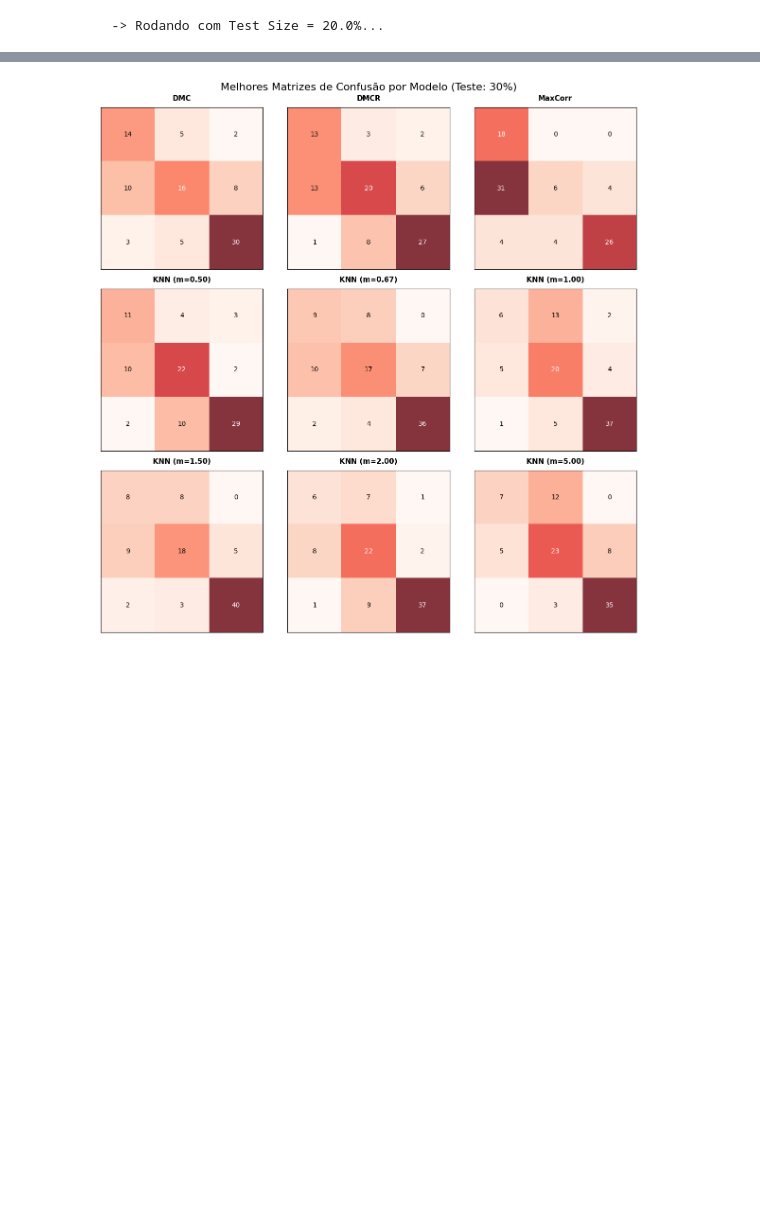
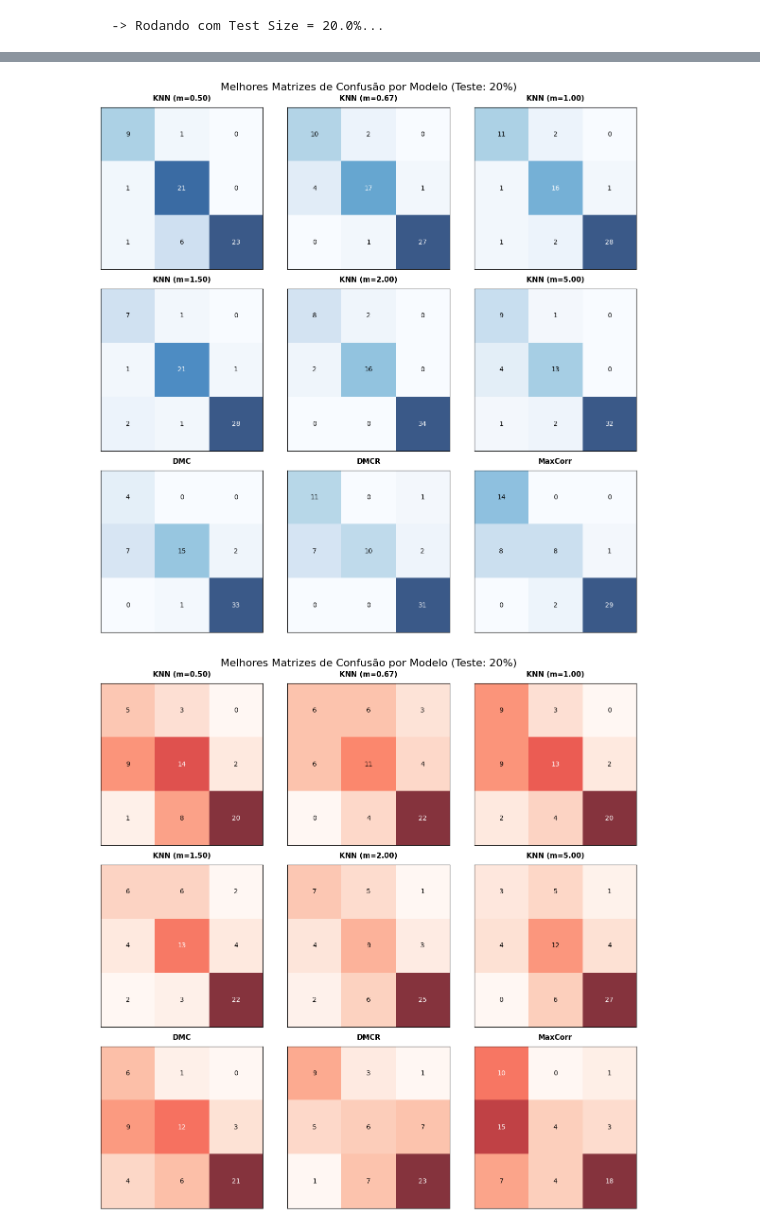
Before and after one commit to LuisFelipeCSouza/reconhecimento-de-padroes, a Jupyter notebook: trabalho-1/main_2.ipynb, the cells around one changed output, grey strips where cells are left out. Drawn from its saved outputs; the diff is of its cells as text; code cells hidden in the pictures; blank space fills up the shorter version.

```diff
--- a/trabalho-1/main_2.ipynb
+++ b/trabalho-1/main_2.ipynb
@@ -16,3 +17,6 @@ import matplotlib.pyplot as plt
+# %%
+BASE = Path("..").resolve()
+graficos = BASE / "trabalho-1" / "graficos"
 # %%
 class KNN:
     def __init__(self, k=1, m=2):
@@ -366,6 +372,6 @@ def plotar_tempos_condensados(resultados_por_modelo, test_size_foco=0.3):
     plt.show()
 # %%
-def plotar_grid_matrizes(resultados_por_modelo, test_size_foco=0.3, tipe='melhor_cm'):
+def plotar_grid_matrizes(resultados_por_modelo, test_size_foco=0.3, tipo='melhor_cm'):
     """
     Cria um grid 3x3 com as matrizes de confusão da melhor rodada de cada modelo.
     """
@@ -380,10 +386,10 @@ def plotar_grid_matrizes(resultados_por_modelo, test_size_foco=0.3, tipe='melhor
 
         ax = axes[i]
         res_foco = next(r for r in resultados_por_modelo[nome] if r['test_size'] == test_size_foco)
-        cm = res_foco[tipe]
+        cm = res_foco[tipo]
 
         # Plota o heatmap da matriz
-        if tipe == 'melhor_cm':
+        if tipo == 'melhor_cm':
             cmap = 'Blues'
         else:
             cmap = 'Reds'
@@ -404,4 +410,5 @@ def plotar_grid_matrizes(resultados_por_modelo, test_size_foco=0.3, tipe='melhor
     fig.suptitle(f'Melhores Matrizes de Confusão por Modelo (Teste: {int(test_size_foco*100)}%)',
                  fontsize=16, y=0.98)
     plt.tight_layout()
+    plt.savefig(graficos / f"{tipo}_{('').join(str(test_size_foco).split('.'))}.pdf")
     plt.show()
@@ -625,4 +678,6 @@ plotar_tempos_condensados(resultados_por_modelo, test_size_foco=0.2)
 # %%
-plotar_grid_matrizes(resultados_por_modelo, tipe="pior_cm")
+plotar_grid_matrizes(resultados_por_modelo, test_size_foco=0.2 ,tipo="melhor_cm")
+plotar_grid_matrizes(resultados_por_modelo, test_size_foco=0.2 ,tipo="pior_cm")
 # %% [output]
-[figure, old version]
+[figure, new version]
+[figure, added]
```
Also changed, not shown: parts of 17 cells of this notebook, 16 other files.
